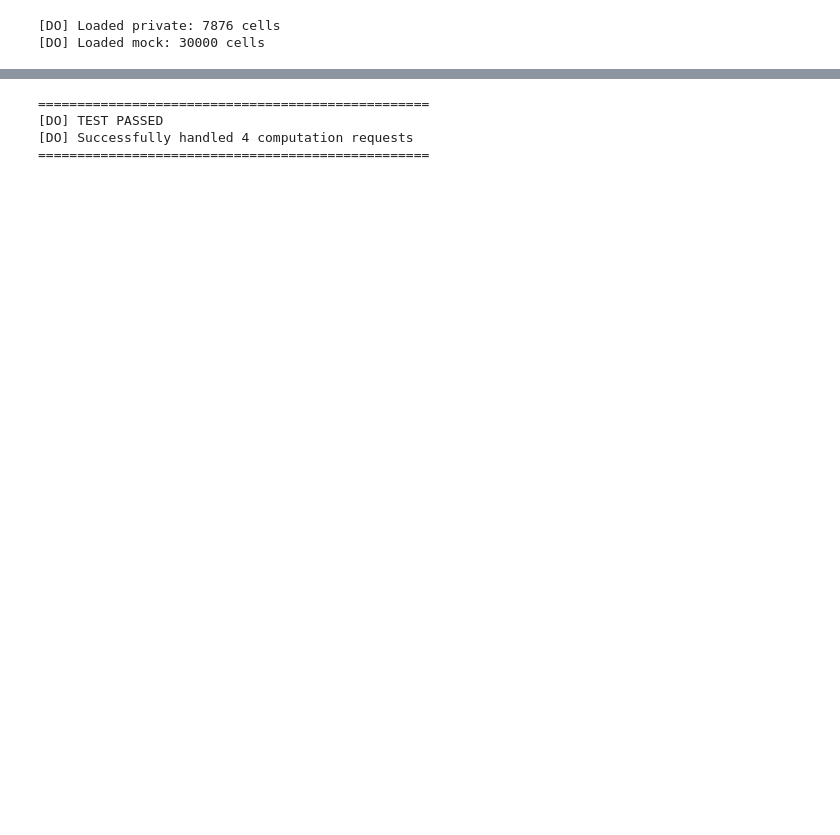
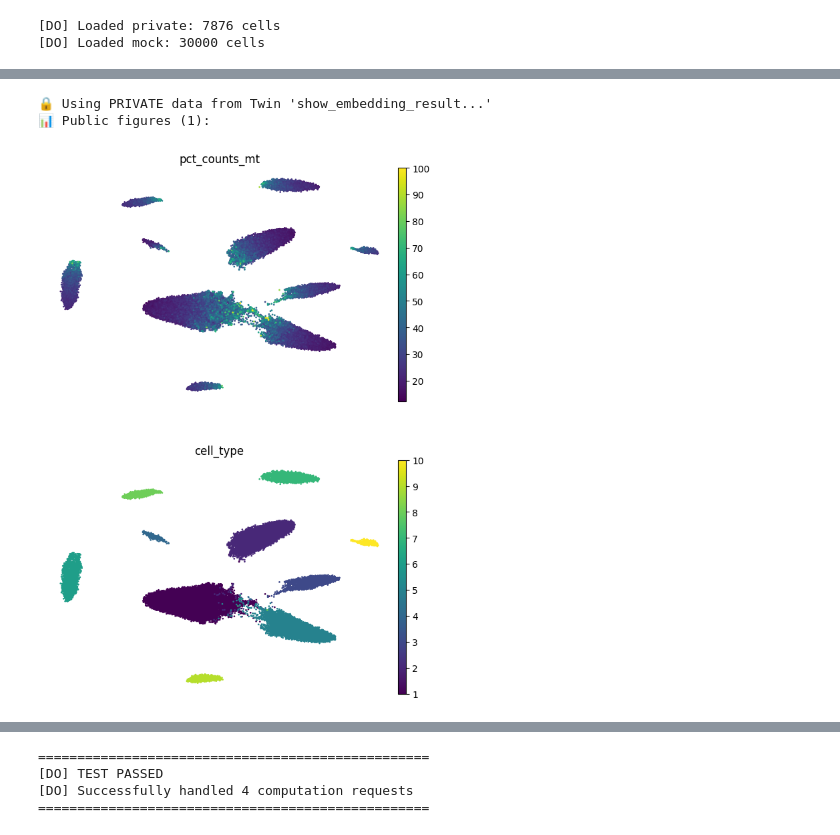
Before and after one commit to OpenMined/biovault-beaver, a Jupyter notebook: notebooks/sc_test_do.ipynb, the cells around one changed output, grey strips where cells are left out. Saved outputs shown, nothing was run; the diff lists cells and outputs as text; code cells hidden in the pictures; blank space fills up the shorter version.

```diff
--- a/notebooks/sc_test_do.ipynb
+++ b/notebooks/sc_test_do.ipynb
@@ -315,5 +280,12 @@ print("[DO] ✓ Request 2 complete")
 💡 They can load it with: bv.inbox()['show_embedding_result'].load()
 [DO] ✓ Request 2 complete
+# %%
+# Inspect captured figures (mock/public and private)
+result.show_figures('both')
+# %% [output]
+🔒 Using PRIVATE data from Twin 'show_embedding_result...'
+📊 Public figures (1):
+[figure, added]
 # %%
 # Request 3: PCA variance
 print("[DO] Waiting for request 3/4 (pca)...")
```
Also changed, not shown: parts of 23 cells of this notebook, 3 other files.
